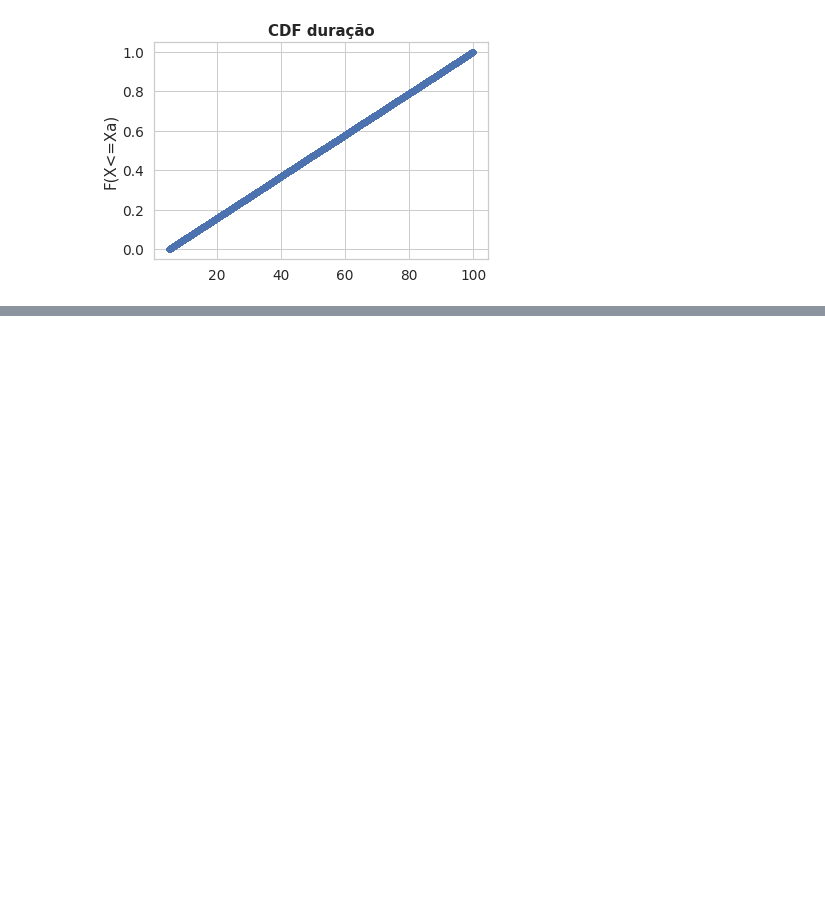
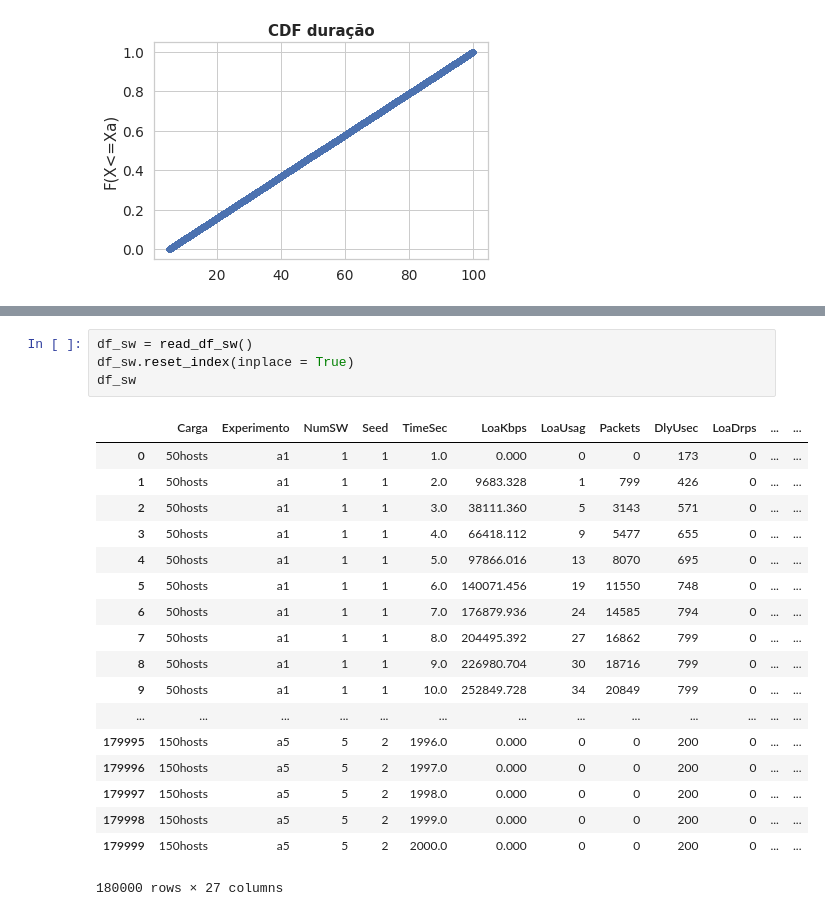
Before and after one commit to pedrobellotti/iperftestes, a Jupyter notebook: Simulacao/NovoArtigo/analiseEstavel.ipynb, the cells around one changed output, grey strips where cells are left out. Cells and saved outputs as stored; diff of their text form; blank space fills up the shorter version.

```diff
--- a/Simulacao/NovoArtigo/analiseEstavel.ipynb
+++ b/Simulacao/NovoArtigo/analiseEstavel.ipynb
@@ -414,0 +438,23 @@ plt.show()
+# %%
+df_sw = read_df_sw()
+df_sw.reset_index(inplace = True)
+df_sw
+# %% [output]
+|  | Carga | Experimento | NumSW | Seed | TimeSec | LoaKbps | LoaUsag | Packets | DlyUsec | LoaDrps | ... | ... |
+| 0 | 50hosts | a1 | 1 | 1 | 1.0 | 0.000 | 0 | 0 | 173 | 0 | ... | ... |
+| 1 | 50hosts | a1 | 1 | 1 | 2.0 | 9683.328 | 1 | 799 | 426 | 0 | ... | ... |
+| 2 | 50hosts | a1 | 1 | 1 | 3.0 | 38111.360 | 5 | 3143 | 571 | 0 | ... | ... |
+| 3 | 50hosts | a1 | 1 | 1 | 4.0 | 66418.112 | 9 | 5477 | 655 | 0 | ... | ... |
+| 4 | 50hosts | a1 | 1 | 1 | 5.0 | 97866.016 | 13 | 8070 | 695 | 0 | ... | ... |
+| 5 | 50hosts | a1 | 1 | 1 | 6.0 | 140071.456 | 19 | 11550 | 748 | 0 | ... | ... |
+| 6 | 50hosts | a1 | 1 | 1 | 7.0 | 176879.936 | 24 | 14585 | 794 | 0 | ... | ... |
+| 7 | 50hosts | a1 | 1 | 1 | 8.0 | 204495.392 | 27 | 16862 | 799 | 0 | ... | ... |
+| 8 | 50hosts | a1 | 1 | 1 | 9.0 | 226980.704 | 30 | 18716 | 799 | 0 | ... | ... |
+| 9 | 50hosts | a1 | 1 | 1 | 10.0 | 252849.728 | 34 | 20849 | 799 | 0 | ... | ... |
+| ... | ... | ... | ... | ... | ... | ... | ... | ... | ... | ... | ... | ... |
+| 179995 | 150hosts | a5 | 5 | 2 | 1996.0 | 0.000 | 0 | 0 | 200 | 0 | ... | ... |
+| 179996 | 150hosts | a5 | 5 | 2 | 1997.0 | 0.000 | 0 | 0 | 200 | 0 | ... | ... |
+| 179997 | 150hosts | a5 | 5 | 2 | 1998.0 | 0.000 | 0 | 0 | 200 | 0 | ... | ... |
+| 179998 | 150hosts | a5 | 5 | 2 | 1999.0 | 0.000 | 0 | 0 | 200 | 0 | ... | ... |
+| 179999 | 150hosts | a5 | 5 | 2 | 2000.0 | 0.000 | 0 | 0 | 200 | 0 | ... | ... |
+180000 rows × 27 columns
```
Also changed, not shown: parts of 4 cells of this notebook.
